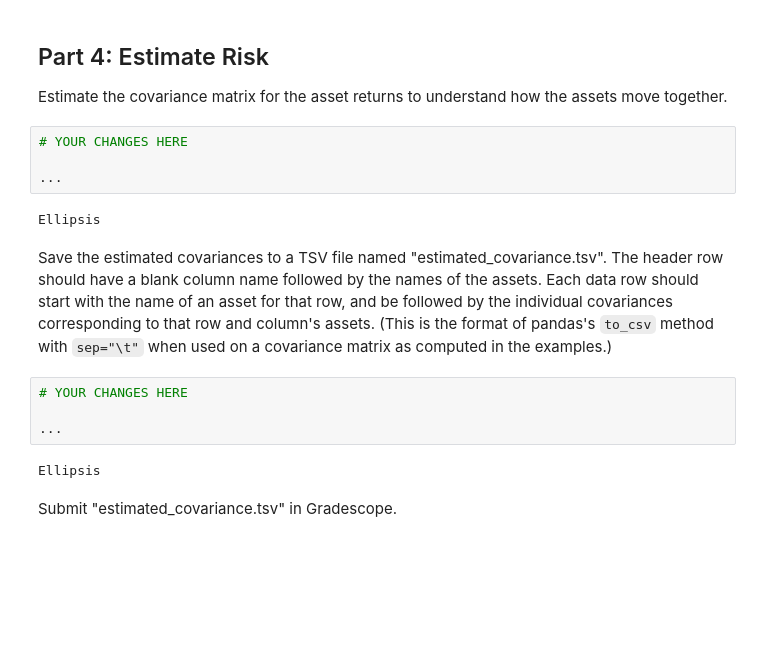
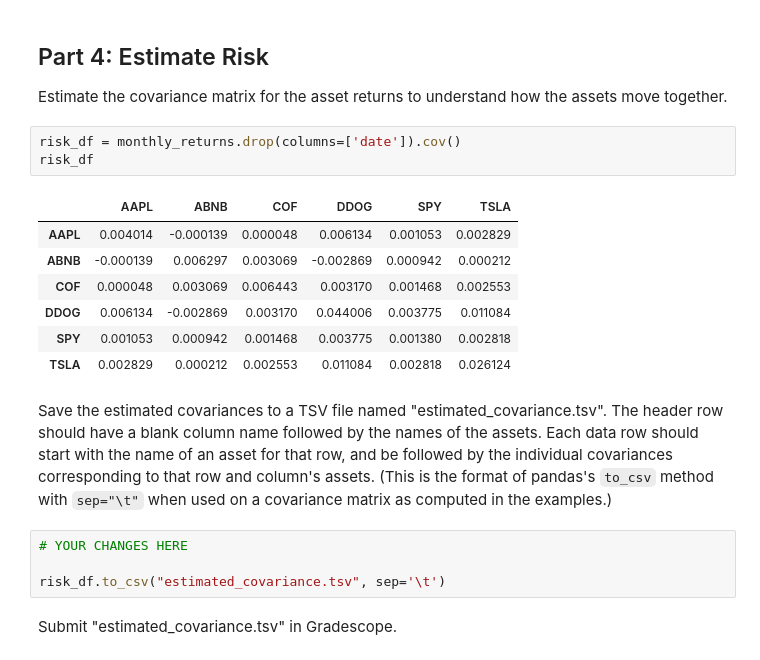
Before and after one commit to calebhadley1/AI_in_the_Field_Coursework, a Jupyter notebook: Week 1/dx704-project-01.ipynb, the cells around one changed output. Saved outputs shown, nothing was run; the diff lists cells and outputs as text; blank space fills up the shorter version.

Commit message:
covariances

```diff
--- a/Week 1/dx704-project-01.ipynb
+++ b/Week 1/dx704-project-01.ipynb
@@ -259,12 +259,17 @@ Submit "estimated_returns.tsv" in Gradescope.
 ## Part 4: Estimate Risk
 
 Estimate the covariance matrix for the asset returns to understand how the assets move together.
-# %%
-# YOUR CHANGES HERE
-
-...
-# %% [output]
-Ellipsis
+# %%
+risk_df = monthly_returns.drop(columns=['date']).cov()
+risk_df
+# %% [output]
+|  | AAPL | ABNB | COF | DDOG | SPY | TSLA |
+| AAPL | 0.004014 | -0.000139 | 0.000048 | 0.006134 | 0.001053 | 0.002829 |
+| ABNB | -0.000139 | 0.006297 | 0.003069 | -0.002869 | 0.000942 | 0.000212 |
+| COF | 0.000048 | 0.003069 | 0.006443 | 0.003170 | 0.001468 | 0.002553 |
+| DDOG | 0.006134 | -0.002869 | 0.003170 | 0.044006 | 0.003775 | 0.011084 |
+| SPY | 0.001053 | 0.000942 | 0.001468 | 0.003775 | 0.001380 | 0.002818 |
+| TSLA | 0.002829 | 0.000212 | 0.002553 | 0.011084 | 0.002818 | 0.026124 |
 # %% [markdown]
 Save the estimated covariances to a TSV file named "estimated_covariance.tsv".
 The header row should have a blank column name followed by the names of the assets.
@@ -273,9 +278,7 @@ Each data row should start with the name of an asset for that row, and be follow
 # %%
 # YOUR CHANGES HERE
 
-...
+risk_df.to_csv("estimated_covariance.tsv", sep='\t')
-# %% [output]
-Ellipsis
 # %% [markdown]
 Submit "estimated_covariance.tsv" in Gradescope.
 # %% [markdown]
```
Also changed, not shown: 1 other file.
